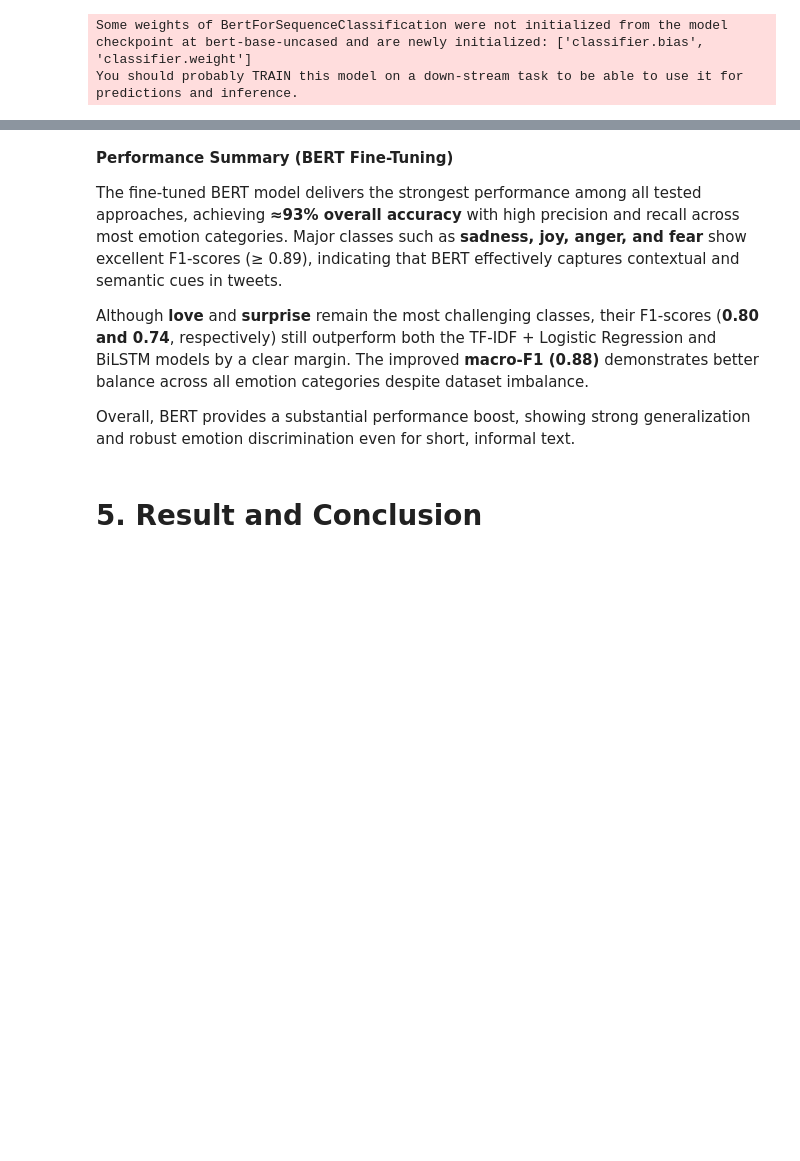
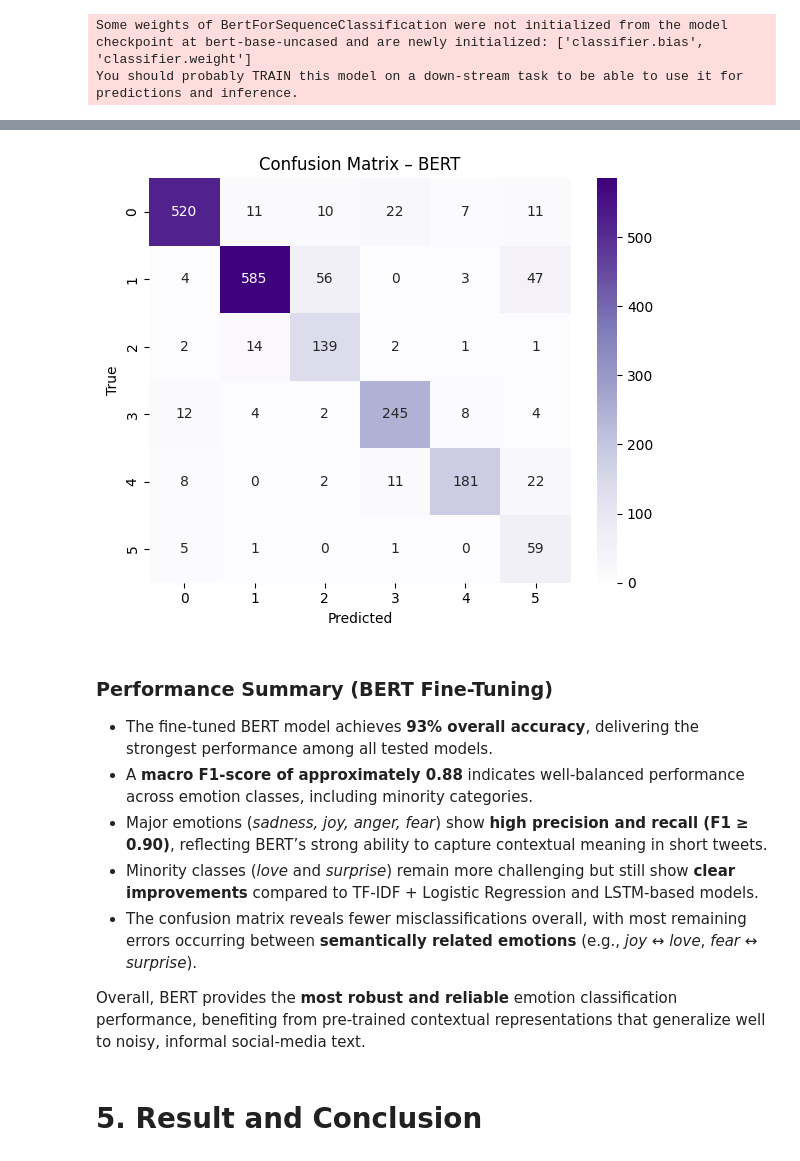
Before and after one commit to tuanTaAnh/Emotion-Classification, a Jupyter notebook: [GH1046139] Ta Anh Tuan - M508C - Big Data Analytics.ipynb, the cells around one changed output, grey strips where cells are left out. Cells and saved outputs as stored; diff of their text form; code cells hidden in the pictures; blank space fills up the shorter version.

```diff
--- a/[GH1046139] Ta Anh Tuan - M508C - Big Data Analytics.ipynb
+++ b/[GH1046139] Ta Anh Tuan - M508C - Big Data Analytics.ipynb
@@ -1002,10 +1036,12 @@ weighted avg       0.79      0.78      0.78      2000
 # %%
-cm_bilstm = confusion_matrix(y_test, y_pred_bilstm)
+cm_lstm = confusion_matrix(y_test, y_pred_lstm)
 plt.figure(figsize=(6,5))
-sns.heatmap(cm_bilstm, annot=True, fmt="d", cmap="Greens",
-            xticklabels=label_encoder.classes_,
-            yticklabels=label_encoder.classes_)
-plt.title("Confusion Matrix – BiLSTM")
+sns.heatmap(
+    cm_lstm, annot=True, fmt="d", cmap="Greens",
+    xticklabels=label_encoder.classes_,
+    yticklabels=label_encoder.classes_,
+)
+plt.title("Confusion Matrix – LSTM")
 plt.xlabel("Predicted")
 plt.ylabel("True")
 plt.tight_layout()
@@ -1160,11 +1199,28 @@ weighted avg       0.92      0.93      0.92      2000
+# %%
+cm_bert = confusion_matrix(y_test, y_pred_bert)
+plt.figure(figsize=(6,5))
+sns.heatmap(
+    cm_lstm, annot=True, fmt="d", cmap="Purples",
+    xticklabels=label_encoder.classes_,
+    yticklabels=label_encoder.classes_,
+)
+plt.title("Confusion Matrix – BERT")
+plt.xlabel("Predicted")
+plt.ylabel("True")
+plt.tight_layout()
+plt.show()
+# %% [output]
+[figure, added]
 # %% [markdown]
-**Performance Summary (BERT Fine-Tuning)**
+### Performance Summary (BERT Fine-Tuning)
 
-The fine-tuned BERT model delivers the strongest performance among all tested approaches, achieving **≈93% overall accuracy** with high precision and recall across most emotion categories. Major classes such as **sadness, joy, anger, and fear** show excellent F1-scores (≥ 0.89), indicating that BERT effectively captures contextual and semantic cues in tweets.
+- The fine-tuned BERT model achieves **93% overall accuracy**, delivering the strongest performance among all tested models.
+- A **macro F1-score of approximately 0.88** indicates well-balanced performance across emotion classes, including minority categories.
+- Major emotions (*sadness, joy, anger, fear*) show **high precision and recall (F1 ≥ 0.90)**, reflecting BERT’s strong ability to capture contextual meaning in short tweets.
+- Minority classes (*love* and *surprise*) remain more challenging but still show **clear improvements** compared to TF-IDF + Logistic Regression and LSTM-based models.
+- The confusion matrix reveals fewer misclassifications overall, with most remaining errors occurring between **semantically related emotions** (e.g., *joy ↔ love*, *fear ↔ surprise*).
 
-Although **love** and **surprise** remain the most challenging classes, their F1-scores (**0.80 and 0.74**, respectively) still outperform both the TF-IDF + Logistic Regression and BiLSTM models by a clear margin. The improved **macro-F1 (0.88)** demonstrates better balance across all emotion categories despite dataset imbalance.
-
-Overall, BERT provides a substantial performance boost, showing strong generalization and robust emotion discrimination even for short, informal text.
+Overall, BERT provides the **most robust and reliable** emotion classification performance, benefiting from pre-trained contextual representations that generalize well to noisy, informal social-media text.
 # %% [markdown]
 # 5. Result and Conclusion
 # %% [markdown]
```
Also changed, not shown: parts of 30 cells of this notebook, 2 other files.
